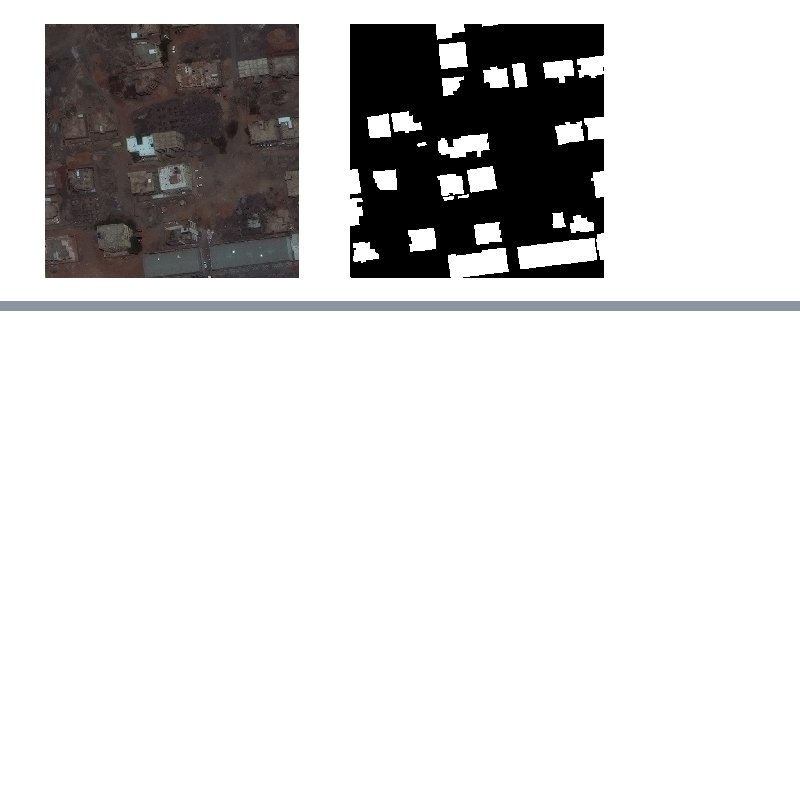
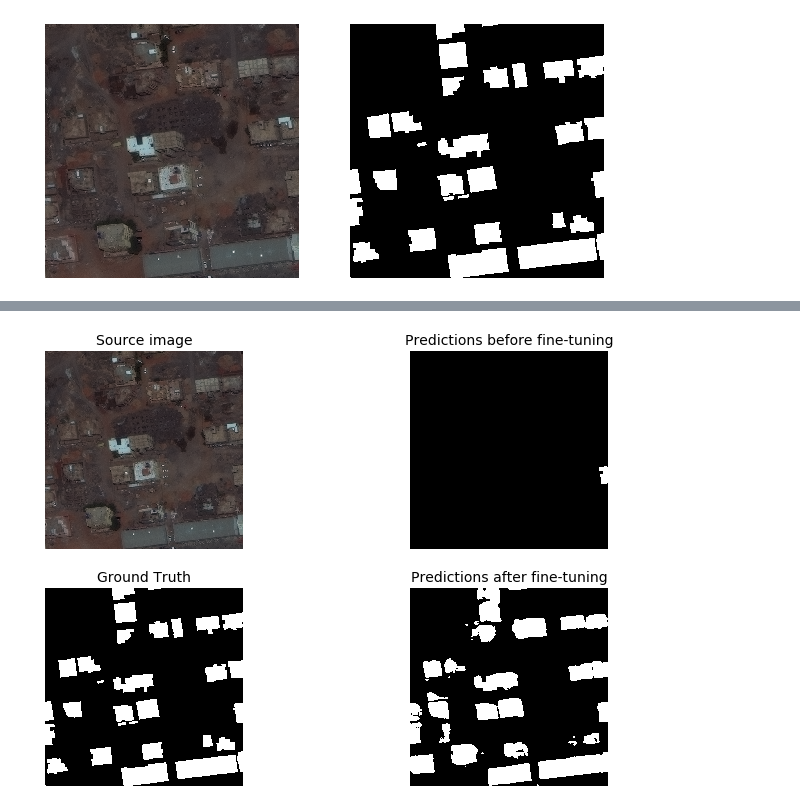
Before and after one commit to CosmiQ/solaris_tutorials, a Jupyter notebook: Solaris_FOSS4G_2019/4_fine_tuning_a_spacenet_model.ipynb, the cells around one changed output, grey strips where cells are left out. Saved outputs shown, nothing was run; the diff lists cells and outputs as text; code cells hidden in the pictures; blank space fills up the shorter version.

```diff
--- a/Solaris_FOSS4G_2019/4_fine_tuning_a_spacenet_model.ipynb
+++ b/Solaris_FOSS4G_2019/4_fine_tuning_a_spacenet_model.ipynb
@@ -306,0 +378,36 @@ AssertionError: Torch not compiled with CUDA enabled
+# %%
+import numpy as np
+import matplotlib.pyplot as plt
+
+src_im_path = os.path.join(data_path, 'Khartoum_data/RGB_imagery/RGB-PanSharpen_AOI_5_Khartoum_img924.tif')
+# read the image in
+im_arr = skimage.io.imread(src_im_path)
+# rescale to min/max in each channel
+im_arr = im_arr.astype('float') - np.amin(im_arr, axis=(0,1))
+im_arr = im_arr/np.amax(im_arr, axis=(0,1))
+im_arr = (im_arr*255).astype('uint8')
+# generate mask from the predictions
+old_pred_arr = skimage.io.imread('xdxd_inference_out/RGB-PanSharpen_AOI_5_Khartoum_img924.tif')
+old_preds = (old_pred_arr[:, :, 0] > 0).astype('uint8')
+new_pred_arr = skimage.io.imread('xdxd_retrain_inference_out/RGB-PanSharpen_AOI_5_Khartoum_img924.tif')
+new_preds = (new_pred_arr[:, :, 0] > 0).astype('uint8')
+
+ground_truth = sol.vector.mask.footprint_mask(
+    os.path.join(data_path, 'Khartoum_data/geojson/buildings_AOI_5_Khartoum_img924.geojson'),
+    reference_im=src_im_path)
+
+f, axarr = plt.subplots(2, 2, figsize=(12, 8))
+axarr[0, 0].imshow(im_arr)
+axarr[0, 0].set_title('Source image', size=14)
+axarr[0, 0].axis('off')
+axarr[0, 1].imshow(old_preds, cmap='gray')
+axarr[0, 1].set_title('Predictions before fine-tuning', size=14)
+axarr[0, 1].axis('off')
+axarr[1, 1].imshow(new_preds, cmap='gray')
+axarr[1, 1].set_title('Predictions after fine-tuning', size=14)
+axarr[1, 1].axis('off')
+axarr[1, 0].imshow(ground_truth, cmap='gray')
+axarr[1, 0].set_title('Ground Truth', size=14)
+axarr[1, 0].axis('off');
+# %% [output]
+[figure, added]
```
Also changed, not shown: parts of 10 cells of this notebook, 2 other files.
